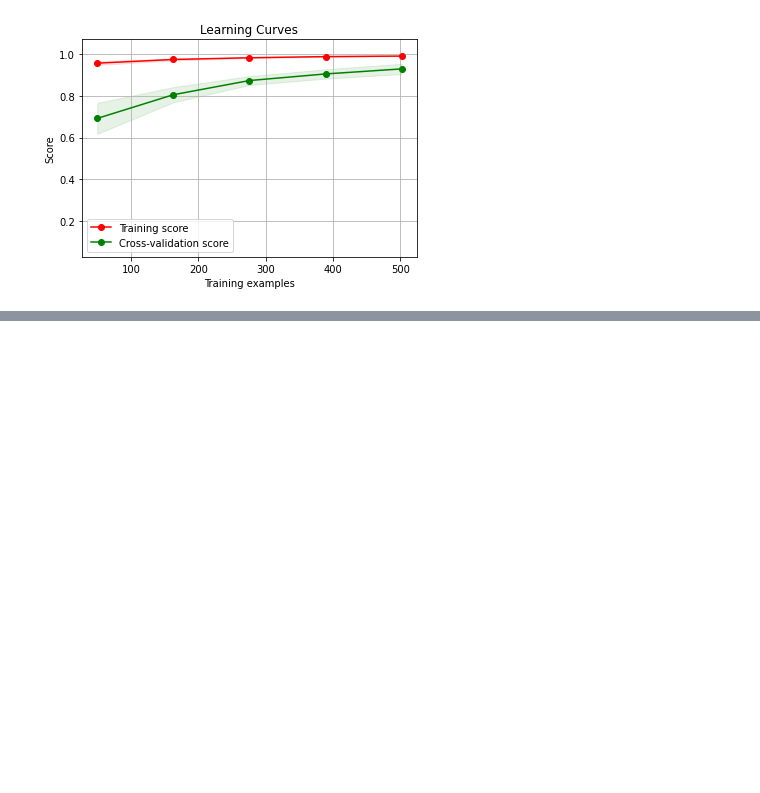
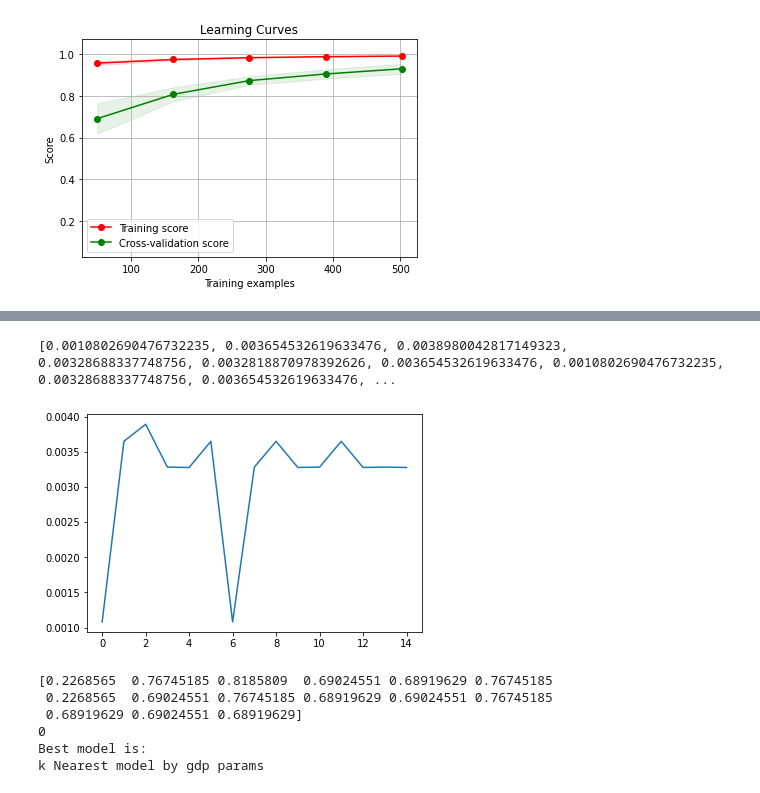
Before and after one commit to YarikHumanities/Canser-Analysis, a Jupyter notebook: methods.ipynb, the cells around one changed output, grey strips where cells are left out. Saved outputs shown, nothing was run; the diff lists cells and outputs as text; code cells hidden in the pictures; blank space fills up the shorter version.

```diff
--- a/methods.ipynb
+++ b/methods.ipynb
@@ -193,7 +193,7 @@ def plot_learning_curve(estimator, title, X, y, ylim=None, cv=None,
 cv = ShuffleSplit(n_splits=10, test_size=0.2, random_state=0)
 plot_learning_curve(linear_regression_models_list[4], "Learning Curves", X_train, Y_train, (0.3, 1.01), cv=cv, n_jobs=4)
 plt.show()
-plot_learning_curve(linear_regression_models_list[12], "Learning Curves", X_train, Y_train, (0.3, 1.01), cv=cv, n_jobs=4)
-plt.show()
+#plot_learning_curve(linear_regression_models_list[12], "Learning Curves", X_train, Y_train, (0.3, 1.01), cv=cv, n_jobs=4)
+#plt.show()
 # %% [output]
 [figure]
@@ -268,0 +272,16 @@ plt.show()
+# %%
+from sklearn.neighbors import KNeighborsRegressor
+
+k_Nearest_regression_model_list = []
+
+#model = RandomForestRegressor(n_estimators=500, max_features=5).fit(X,y)
+
+for i in range(len(X_variant_tuples)):
+    if i < 4:
+        k_Nearest_regression_model_list.append(KNeighborsRegressor(n_neighbors=150).fit(X_train[X_variant_tuples[i]].to_numpy().reshape(-1,1), Y_train))
+    else:
+        k_Nearest_regression_model_list.append(KNeighborsRegressor(n_neighbors=150).fit(X_train[X_variant_tuples[i]], Y_train))
+# %%
+k_Nearest_prediction = []
+k_Nearest_prediction = predict_by(k_Nearest_prediction, k_Nearest_regression_model_list)
+print(k_Nearest_prediction)
@@ -268,0 +306,28 @@ plt.show()
+# %%
+MSE_k_Nearest = []
+R2_k_Nearest = []
+for i in range(len(k_Nearest_prediction)):
+    MSE_k_Nearest.append(mean_squared_error(Y_test,k_Nearest_prediction[i]))
+    R2_k_Nearest.append(r2_score(Y_test,k_Nearest_prediction[i]))
+
+print(MSE_k_Nearest)
+#plt.plot(R2)
+plt.plot(MSE_k_Nearest)
+plt.show()
+# %% [output]
+[0.0010802690476732235, 0.003654532619633476, 0.0038980042817149323, 0.00328688337748756, 0.0032818870978392626, 0.003654532619633476, 0.0010802690476732235, 0.00328688337748756, 0.003654532619633476, ...
+[figure, added]
+# %%
+indexMinMSE_k_Nearest = np.sum((np.array(k_Nearest_prediction)- Y_test.to_numpy())**2,axis = 1).argmin()
+MinMSE_k_Nearest = np.sum((np.array(k_Nearest_prediction) - Y_test.to_numpy())**2, axis = 1)
+print(MinMSE_k_Nearest)
+print(indexMinMSE_k_Nearest)
+print("Best model is:")
+print(f"k Nearest model by {X_variant_tuples[indexMinMSE_k_Nearest]} params")
+# %% [output]
+[0.2268565  0.76745185 0.8185809  0.69024551 0.68919629 0.76745185
+ 0.2268565  0.69024551 0.76745185 0.68919629 0.69024551 0.76745185
+ 0.68919629 0.69024551 0.68919629]
+0
+Best model is:
+k Nearest model by gdp params
```
Also changed, not shown: parts of 13 cells of this notebook, 1 other file.
